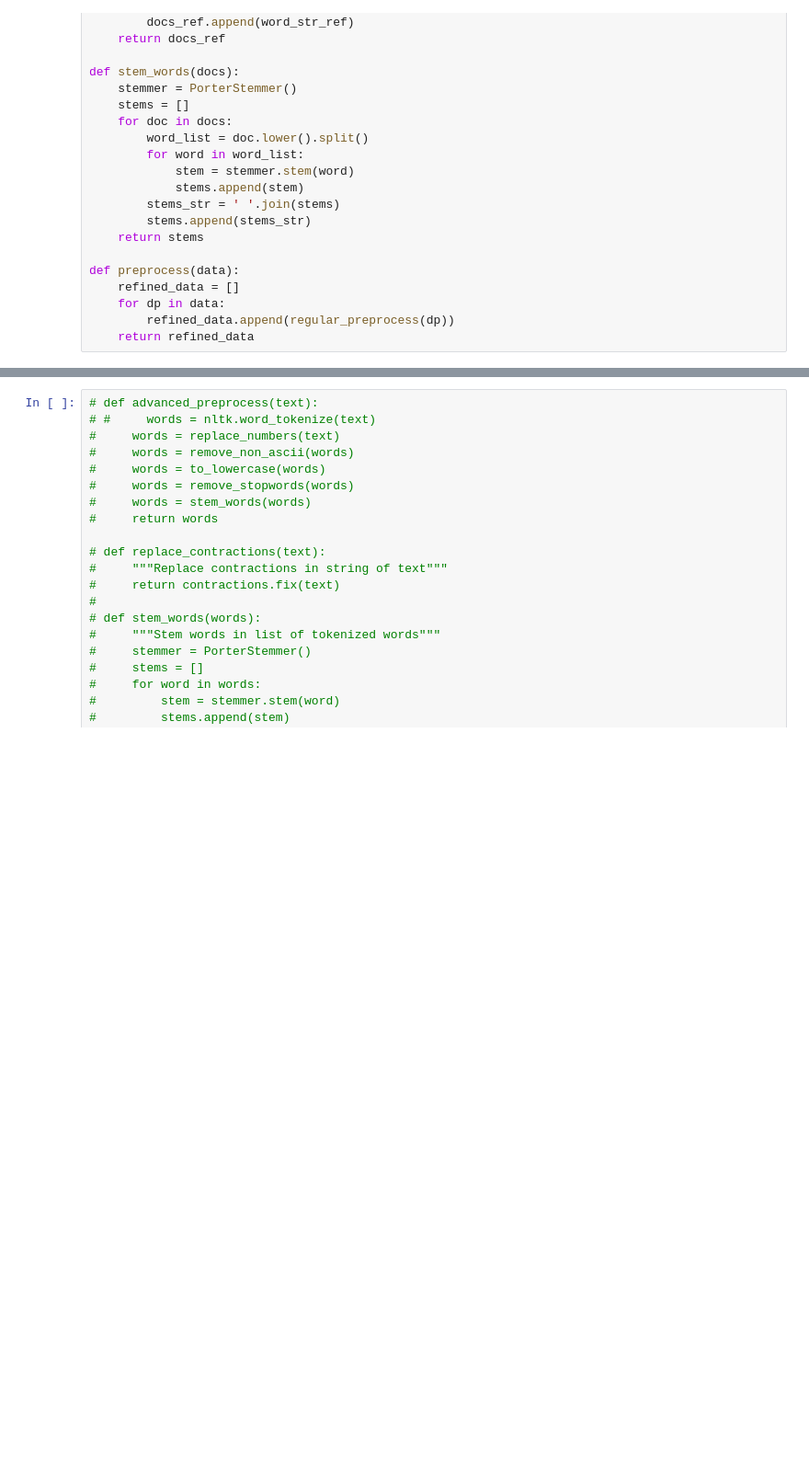
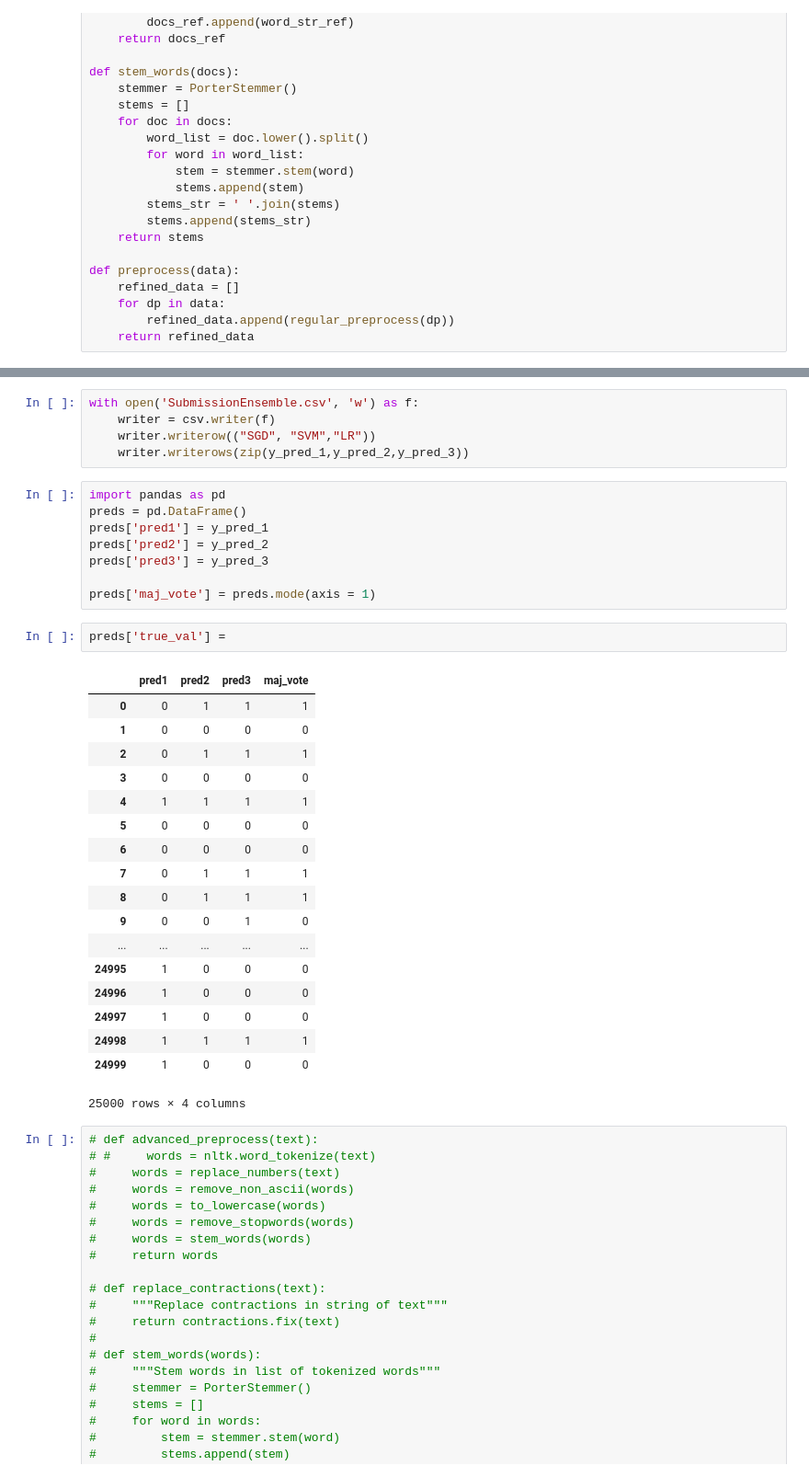
Before and after one commit to parthkhanna150/IMDB_Sentiment, a Jupyter notebook: Project2_551.ipynb, the cells around one changed output, grey strips where cells are left out. Shown at 92% size. Drawn from its saved outputs; the diff is of its cells as text; blank space fills up the shorter version.

```diff
--- a/Project2_551.ipynb
+++ b/Project2_551.ipynb
@@ -195,3 +351,37 @@ Fitting 5 folds for each of 24 candidates, totalling 120 fits
+# %%
+with open('SubmissionEnsemble.csv', 'w') as f:
+    writer = csv.writer(f)
+    writer.writerow(("SGD", "SVM","LR"))
+    writer.writerows(zip(y_pred_1,y_pred_2,y_pred_3))
+# %%
+import pandas as pd
+preds = pd.DataFrame()
+preds['pred1'] = y_pred_1
+preds['pred2'] = y_pred_2
+preds['pred3'] = y_pred_3
+
+preds['maj_vote'] = preds.mode(axis = 1)
+# %%
+preds['true_val'] =
+# %% [output]
+|  | pred1 | pred2 | pred3 | maj_vote |
+| 0 | 0 | 1 | 1 | 1 |
+| 1 | 0 | 0 | 0 | 0 |
+| 2 | 0 | 1 | 1 | 1 |
+| 3 | 0 | 0 | 0 | 0 |
+| 4 | 1 | 1 | 1 | 1 |
+| 5 | 0 | 0 | 0 | 0 |
+| 6 | 0 | 0 | 0 | 0 |
+| 7 | 0 | 1 | 1 | 1 |
+| 8 | 0 | 1 | 1 | 1 |
+| 9 | 0 | 0 | 1 | 0 |
+| ... | ... | ... | ... | ... |
+| 24995 | 1 | 0 | 0 | 0 |
+| 24996 | 1 | 0 | 0 | 0 |
+| 24997 | 1 | 0 | 0 | 0 |
+| 24998 | 1 | 1 | 1 | 1 |
+| 24999 | 1 | 0 | 0 | 0 |
+25000 rows × 4 columns
 # %%
 # def advanced_preprocess(text):
 # #     words = nltk.word_tokenize(text)
```
Also changed, not shown: parts of 7 cells of this notebook.
